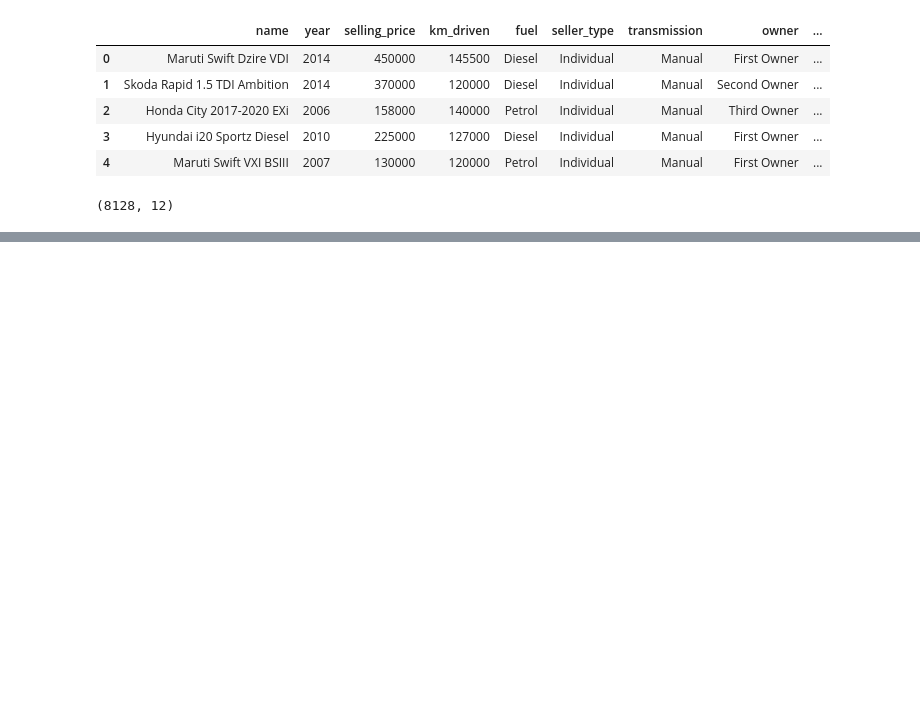
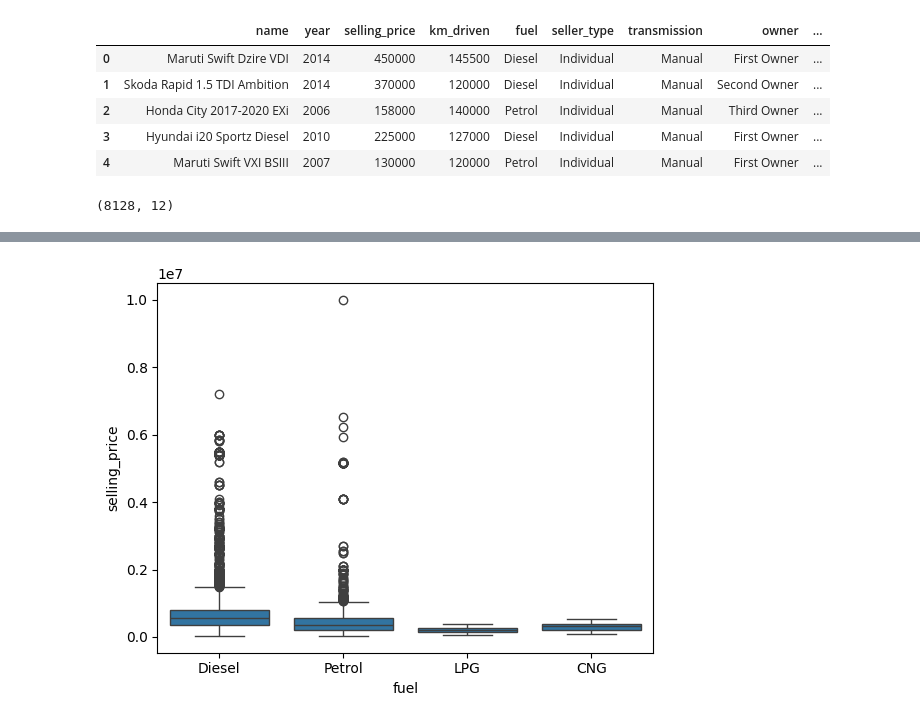
Before and after one commit to asif851/WeatherAus_Prediction, a Jupyter notebook: car.ipynb, the cells around one changed output, grey strips where cells are left out. Cells and saved outputs as stored; diff of their text form; code cells hidden in the pictures; blank space fills up the shorter version.

```diff
--- a/car.ipynb
+++ b/car.ipynb
@@ -21,0 +162,5 @@ df.shape
+# %%
+sns.boxplot(x='fuel', y='selling_price', data=df)
+plt.show()
+# %% [output]
+[figure, added]
```
Also changed, not shown: parts of 25 cells of this notebook.
